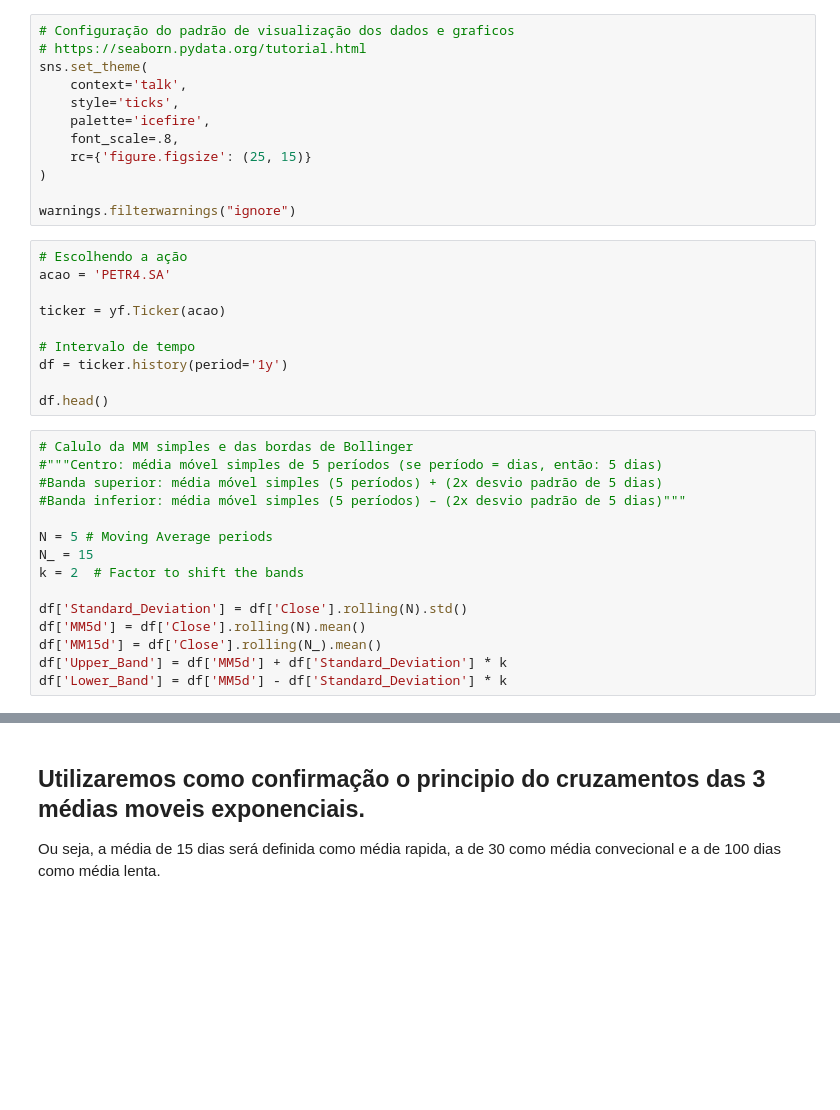
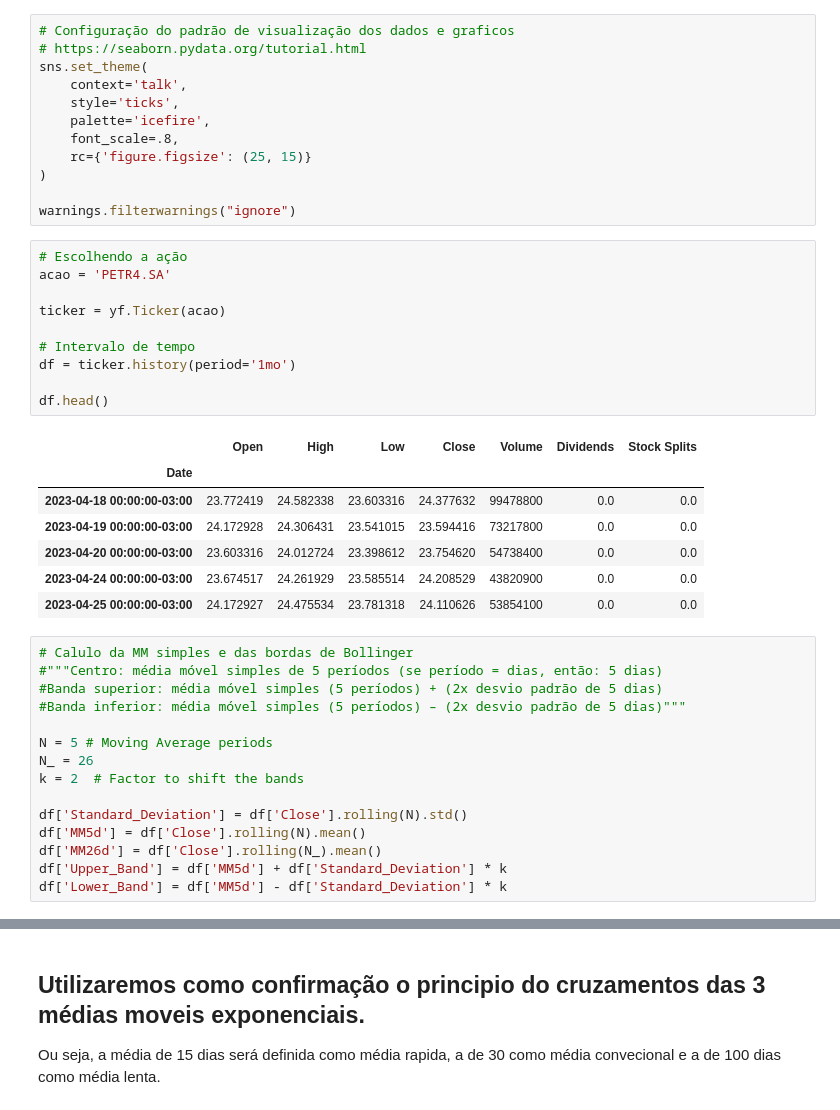
Before and after one commit to BrunoGeraldine/B3_Prediction_2023, a Jupyter notebook: notebook/EDA_Yfinance_Bandas_Bollinger.ipynb, the cells around one changed output, grey strips where cells are left out. Cells and saved outputs as stored; diff of their text form; blank space fills up the shorter version.

```diff
--- a/notebook/EDA_Yfinance_Bandas_Bollinger.ipynb
+++ b/notebook/EDA_Yfinance_Bandas_Bollinger.ipynb
@@ -39,13 +34,21 @@ warnings.filterwarnings("ignore")
 # %%
 # Escolhendo a ação
 acao = 'PETR4.SA'
 
 ticker = yf.Ticker(acao)
 
 # Intervalo de tempo
-df = ticker.history(period='1y')
+df = ticker.history(period='1mo')
 
 df.head()
+# %% [output]
+|  | Open | High | Low | Close | Volume | Dividends | Stock Splits |
+| Date |  |  |  |  |  |  |  |
+| 2023-04-18 00:00:00-03:00 | 23.772419 | 24.582338 | 23.603316 | 24.377632 | 99478800 | 0.0 | 0.0 |
+| 2023-04-19 00:00:00-03:00 | 24.172928 | 24.306431 | 23.541015 | 23.594416 | 73217800 | 0.0 | 0.0 |
+| 2023-04-20 00:00:00-03:00 | 23.603316 | 24.012724 | 23.398612 | 23.754620 | 54738400 | 0.0 | 0.0 |
+| 2023-04-24 00:00:00-03:00 | 23.674517 | 24.261929 | 23.585514 | 24.208529 | 43820900 | 0.0 | 0.0 |
+| 2023-04-25 00:00:00-03:00 | 24.172927 | 24.475534 | 23.781318 | 24.110626 | 53854100 | 0.0 | 0.0 |
 # %%
 # Calulo da MM simples e das bordas de Bollinger
 #"""Centro: média móvel simples de 5 períodos (se período = dias, então: 5 dias)
@@ -53,12 +56,12 @@ df.head()
 #Banda inferior: média móvel simples (5 períodos) – (2x desvio padrão de 5 dias)"""
 
 N = 5 # Moving Average periods
-N_ = 15
+N_ = 26
 k = 2  # Factor to shift the bands
 
 df['Standard_Deviation'] = df['Close'].rolling(N).std()
 df['MM5d'] = df['Close'].rolling(N).mean()
-df['MM15d'] = df['Close'].rolling(N_).mean()
+df['MM26d'] = df['Close'].rolling(N_).mean()
 df['Upper_Band'] = df['MM5d'] + df['Standard_Deviation'] * k
 df['Lower_Band'] = df['MM5d'] - df['Standard_Deviation'] * k
 # %%
```
Also changed, not shown: parts of 4 cells of this notebook.
